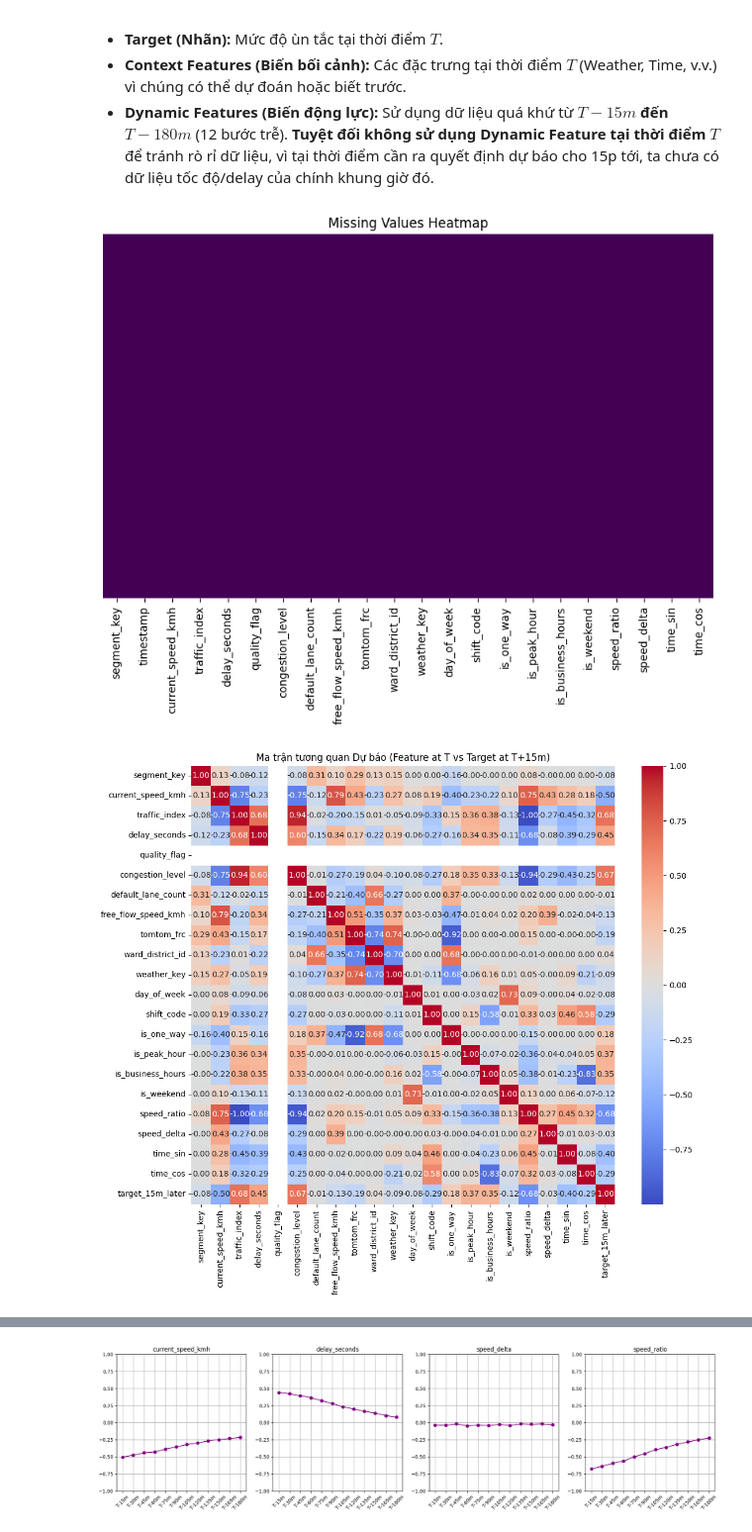
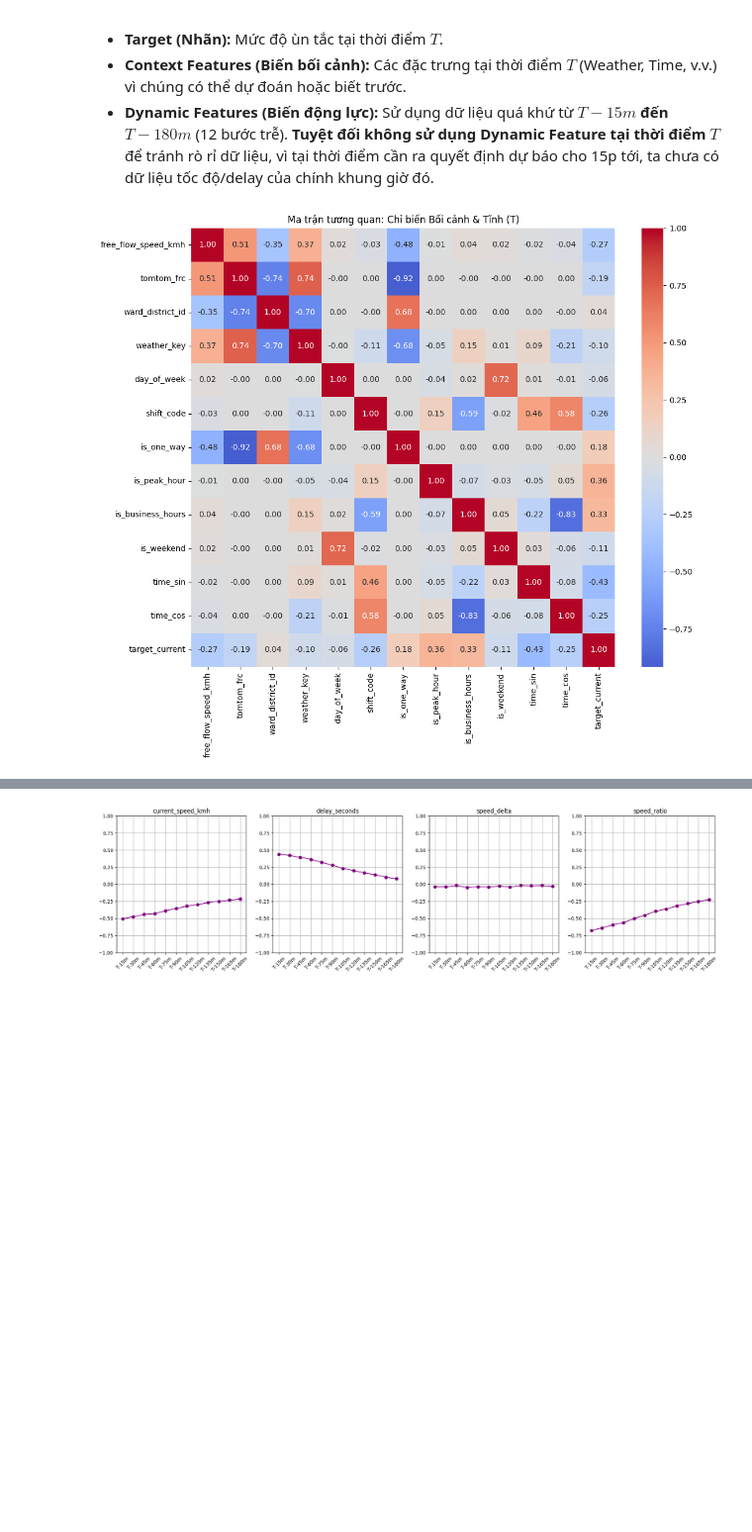
Before and after one commit to lowkeylurker/traffic-ioc, a Jupyter notebook: ai-core/notebooks/00_EDA_Sandbox.ipynb, the cells around one changed output, grey strips where cells are left out. Shown at 99% size. Cells and saved outputs as stored; diff of their text form; code cells hidden in the pictures; blank space fills up the shorter version.

```diff
--- a/ai-core/notebooks/00_EDA_Sandbox.ipynb
+++ b/ai-core/notebooks/00_EDA_Sandbox.ipynb
@@ -37,20 +37,26 @@ Lấy dữ liệu từ 2026-03-25 đến 2026-04-26 cho hành lang: [14146616491
 # %% [markdown]
 ## 2. Tải dữ liệu từ Mart/Warehouse
 # %%
-# Ở bước này, ta chỉ load mẫu để phân tích nhanh
-# Trong thực tế, notebook 01 sẽ lo việc ETL full volume
+# Ở bước này, ta load mẫu đa dạng và đảm bảo đủ 10 hành lang
+import random
 from src.data_access.warehouse_repository import get_segments_in_corridor
 from src.data_access.forecast_mart_repository import load_forecast_mart_by_segments
 from src.core.database import get_engine
 
 engine = get_engine()
-all_segments = []
+sample_segments = []
+PER_CORRIDOR_LIMIT = 30 # Lấy 30 segments cho mỗi hành lang
+
+random.seed(42)
 for cid in CORRIDOR_IDS:
-    # get_segments_in_corridor trả về danh sách segment_key
     segments = get_segments_in_corridor(cid)
-    all_segments.extend(segments)
+    # Xáo trộn segments trong hành lang hiện tại
+    random.shuffle(segments)
+    # Lấy tối đa 30 segments của hành lang này
+    sample_segments.extend(segments[:PER_CORRIDOR_LIMIT])
 
-sample_segments = list(set(all_segments))[:20] # Lấy 20 segment tiêu biểu, duy nhất
+# Loại bỏ trùng lặp nếu có (trường hợp segment thuộc nhiều hành lang)
+sample_segments = list(set(sample_segments))
 
 df = load_forecast_mart_by_segments(
     engine=engine,
@@ -59,6 +65,6 @@ df = load_forecast_mart_by_segments(
     end_date=END_DATE
 )
 
-print(f"Đã tải {len(df)} dòng dữ liệu mẫu cho {len(sample_segments)} segments.")
+print(f"Đã tải {len(df)} dòng dữ liệu cho {len(sample_segments)} segments đại diện đủ cho {len(CORRIDOR_IDS)} hành lang.")
 df.head()
 # %% [output]
@@ -80,46 +86,43 @@ df.head()
 - **Dynamic Features (Biến động lực):** Sử dụng dữ liệu quá khứ từ **$T-15m$ đến $T-180m$** (12 bước trễ).
 **Tuyệt đối không sử dụng Dynamic Feature tại thời điểm $T$** để tránh rò rỉ dữ liệu, vì tại thời điểm cần ra quyết định dự báo cho 15p tới, ta chưa có dữ liệu tốc độ/delay của chính khung giờ đó.
 # %%
-# 3.1 Kiểm tra Missing Values
-plt.figure(figsize=(10, 6))
-sns.heatmap(df.isnull(), cbar=False, yticklabels=False, cmap='viridis')
-plt.title("Missing Values Heatmap")
-plt.show()
-
-# 3.2 Tương quan Dự báo (Predictive Correlation)
-# Vì mục tiêu là dự báo cho 15 phút sau, ta cần dịch chuyển nhãn (Shift Target)
+# 3.2 Ma trận tương quan bối cảnh (Context/Static vs Target)
 from sklearn.preprocessing import LabelEncoder
 
-df_eda = df.copy().sort_values(['segment_key', 'timestamp'])
+# Kiểm tra và khởi tạo dữ liệu nếu chưa có
+if 'context_cols' not in locals():
+    print("Đang khởi tạo dữ liệu chuẩn bị cho phân tích...")
+    n_lags = 12
+    dynamic_features = DYNAMIC_FEATURE_COLS
+    dropped_features = ['quality_flag', 'default_lane_count', 'traffic_index']
 
-# Tạo nhãn tương lai (shift -1 có nghĩa là lấy giá trị của dòng tiếp theo đưa vào dòng hiện tại)
-# Lưu ý: Phải groupby theo segment để tránh nhầm lẫn giữa các đoạn đường khác nhau
-df_eda['target_15m_later'] = df_eda.groupby('segment_key')['congestion_level'].shift(-1)
+    df_eda = df.copy().sort_values(['segment_key', 'timestamp'])
+    df_eda['target_current'] = df_eda['congestion_level']
 
-# Encode categorical để tính toán
-categorical_cols = ['ward_district_id', 'shift_code', 'day_of_week', 'weather_key', 'tomtom_frc']
-le = LabelEncoder()
-for col in categorical_cols:
-    if col in df_eda.columns:
-        df_eda[col] = le.fit_transform(df_eda[col].astype(str))
+    lagged_cols = []
+    for feat in dynamic_features:
+        for lag in range(1, n_lags + 1):
+            col_name = f"{feat}_lag_{lag}"
+            df_eda[col_name] = df_eda.groupby('segment_key')[feat].shift(lag)
+            lagged_cols.append(col_name)
 
-# Loại bỏ các dòng cuối của mỗi segment (vì shift -1 sẽ tạo ra giá trị NaN ở dòng cuối)
-df_eda = df_eda.dropna(subset=['target_15m_later'])
+    exclude_cols = lagged_cols + dynamic_features + dropped_features + ['timestamp', 'segment_key', 'congestion_level', 'target_current', 'target_future']
+    context_cols = [c for c in df_eda.columns if c not in exclude_cols]
 
-# Tính toán ma trận tương quan
-numeric_cols = df_eda.select_dtypes(include=[np.number]).columns
-corr = df_eda[numeric_cols].corr()
+    le = LabelEncoder()
+    for col in context_cols:
+        if df_eda[col].dtype == 'object' or col in ['shift_code', 'day_of_week', 'weather_key', 'tomtom_frc']:
+            df_eda[col] = le.fit_transform(df_eda[col].astype(str))
 
-# Tập trung vào tương quan với nhãn tương lai
-target_corr = corr[['target_15m_later']].sort_values(by='target_15m_later', ascending=False)
+    df_eda = df_eda.dropna(subset=lagged_cols)
+
+# Vẽ ma trận tương quan
+cols_to_corr = context_cols + ['target_current']
+corr = df_eda[cols_to_corr].corr()
 
 plt.figure(figsize=(12, 10))
 sns.heatmap(corr, annot=True, fmt=".2f", cmap='coolwarm', center=0)
-plt.title("Ma trận tương quan Dự báo (Feature at T vs Target at T+15m)")
+plt.title("Ma trận tương quan: Chỉ biến Bối cảnh & Tĩnh (T)")
 plt.show()
-
-print("\nTương quan cụ thể với nhãn 15 phút sau:")
-print(target_corr)
 # %% [output]
-[figure, old version]
+[figure, new version]
-[figure, removed]
```
Also changed, not shown: parts of 5 cells of this notebook, 11 other files.
